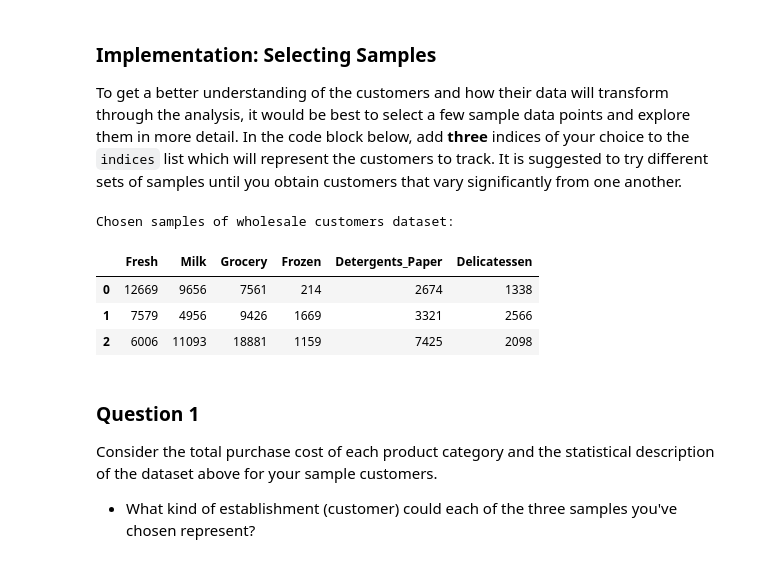
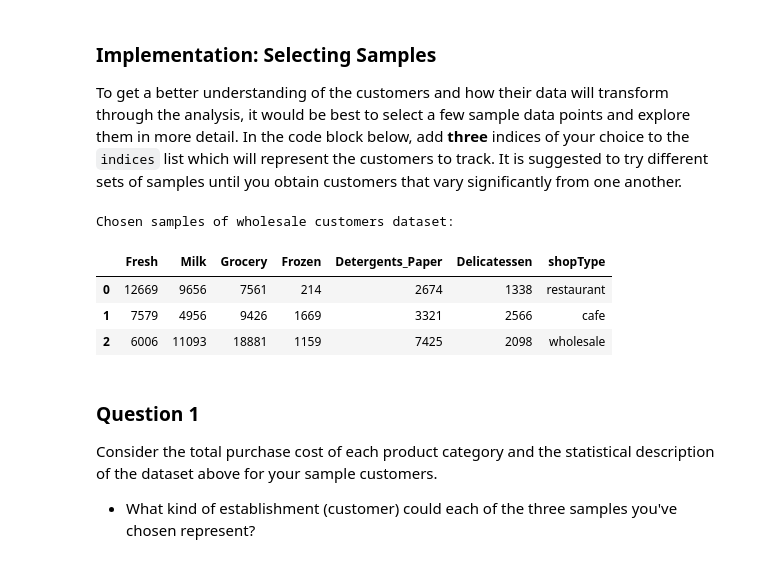
Before and after one commit to rodrigomaruyama/data_science, a Jupyter notebook: customers_segments/customer_segments.ipynb, the cells around one changed output. Drawn from its saved outputs; the diff is of its cells as text; code cells hidden in the pictures.

Commit message:
Included new index to the samples dataframe.

```diff
--- a/customers_segments/customer_segments.ipynb
+++ b/customers_segments/customer_segments.ipynb
@@ -65,17 +65,19 @@ To get a better understanding of the customers and how their data will transform
 # %%
 # TODO: Select three indices of your choice you wish to sample from the dataset
 indices = [0, 7, 9]
 
 # Create a DataFrame of the chosen samples
 samples = pd.DataFrame(data.loc[indices], columns = data.keys()).reset_index(drop = True)
+shopType = pd.Series(['restaurant', 'cafe', 'wholesale'])
 print("Chosen samples of wholesale customers dataset:")
-display(samples)
+samples.assign(shopType = shopType.values)
+smapl
 # %% [output]
 Chosen samples of wholesale customers dataset:
-|  | Fresh | Milk | Grocery | Frozen | Detergents_Paper | Delicatessen |
-| 0 | 12669 | 9656 | 7561 | 214 | 2674 | 1338 |
-| 1 | 7579 | 4956 | 9426 | 1669 | 3321 | 2566 |
-| 2 | 6006 | 11093 | 18881 | 1159 | 7425 | 2098 |
+|  | Fresh | Milk | Grocery | Frozen | Detergents_Paper | Delicatessen | shopType |
+| 0 | 12669 | 9656 | 7561 | 214 | 2674 | 1338 | restaurant |
+| 1 | 7579 | 4956 | 9426 | 1669 | 3321 | 2566 | cafe |
+| 2 | 6006 | 11093 | 18881 | 1159 | 7425 | 2098 | wholesale |
 # %% [markdown]
 ### Question 1
 Consider the total purchase cost of each product category and the statistical description of the dataset above for your sample customers.
```
